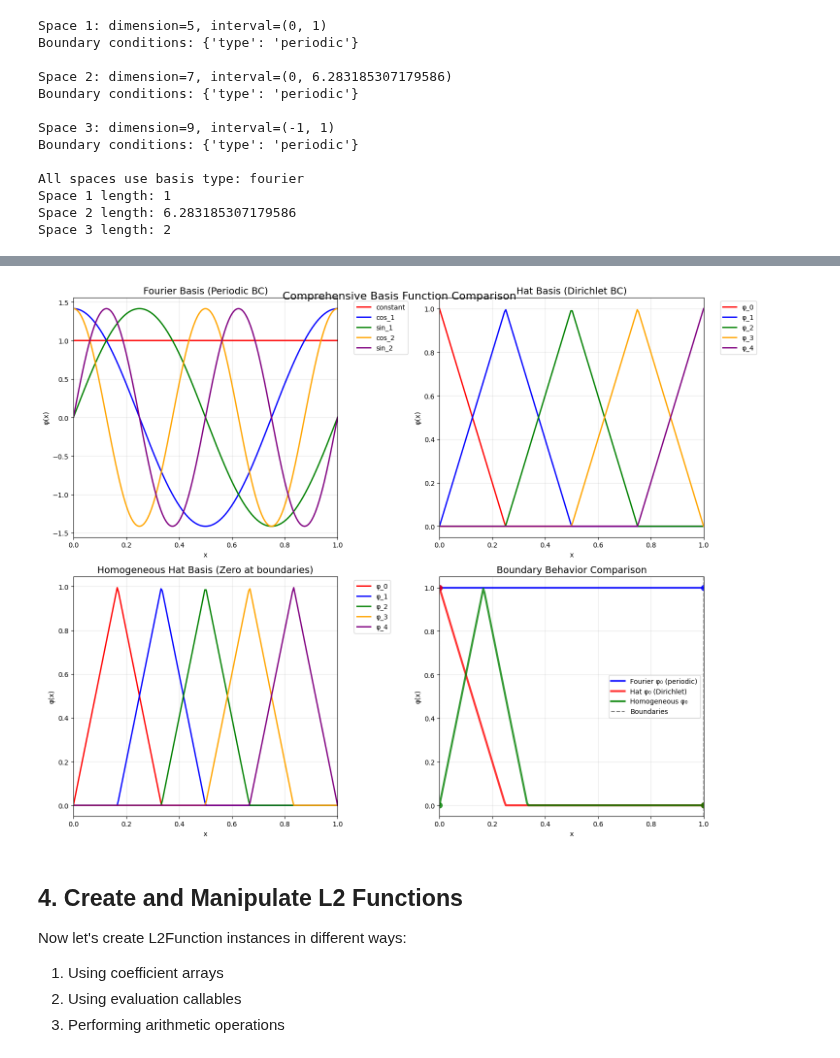
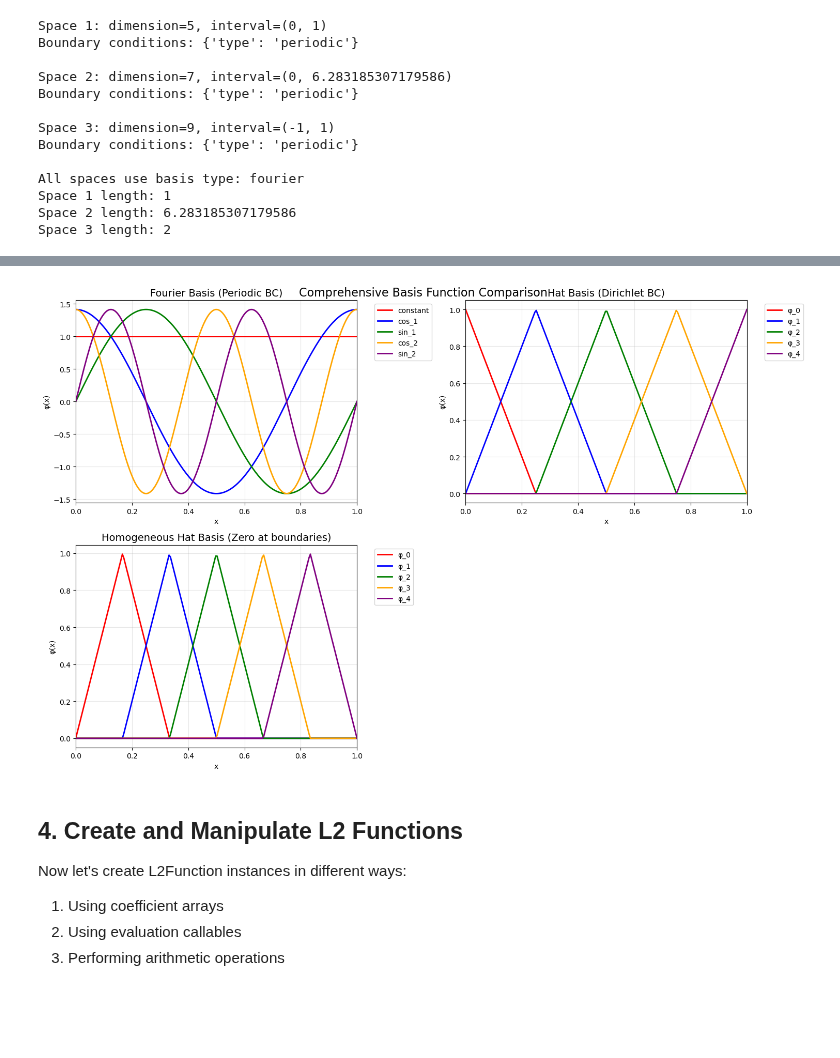
Before and after one commit to da380/pygeoinf, a Jupyter notebook: pygeoinf/interval/demos/l2_space_demo.ipynb, the cells around one changed output, grey strips where cells are left out. Saved outputs shown, nothing was run; the diff lists cells and outputs as text; code cells hidden in the pictures; blank space fills up the shorter version.

Commit message:
some corrections to l2 space demo

```diff
--- a/pygeoinf/interval/demos/l2_space_demo.ipynb
+++ b/pygeoinf/interval/demos/l2_space_demo.ipynb
@@ -186,6 +200,6 @@ Gram matrix (should be close to identity for orthonormal basis):
 # %%
 # VISUALIZATION: Compare Fourier, Hat, and Homogeneous Hat Basis Functions
-fig, axes = plt.subplots(2, 2, figsize=(15, 12))
+fig, axes = plt.subplots(2, 2, figsize=(15, 10))
 fig.suptitle('Comprehensive Basis Function Comparison', fontsize=16, y=0.95)
 
 x_plot = np.linspace(0, 1, 200)
@@ -212,60 +226,36 @@ for i in range(min(5, hat_space.dim)):
     phi = hat_space._basis_provider.get_basis_function(i)
     y = phi.evaluate(x_plot)
     axes[0, 1].plot(x_plot, y, color=colors_hat[i], linewidth=2,
                     label=f'{phi.name}')
 
 axes[0, 1].set_xlabel('x')
 axes[0, 1].set_ylabel('φ(x)')
 axes[0, 1].legend(bbox_to_anchor=(1.05, 1), loc='upper left')
 axes[0, 1].grid(True, alpha=0.3)
 axes[0, 1].set_xlim(0, 1)
 
 # 3. Homogeneous Hat Basis Functions
 axes[1, 0].set_title('Homogeneous Hat Basis (Zero at boundaries)', fontsize=14)
 colors_homo = ['red', 'blue', 'green', 'orange', 'purple']
 for i in range(min(5, hat_homo_space.dim)):
     phi = hat_homo_space._basis_provider.get_basis_function(i)
     y = phi.evaluate(x_plot)
     axes[1, 0].plot(x_plot, y, color=colors_homo[i], linewidth=2,
                     label=f'{phi.name}')
 
 axes[1, 0].set_xlabel('x')
 axes[1, 0].set_ylabel('φ(x)')
 axes[1, 0].legend(bbox_to_anchor=(1.05, 1), loc='upper left')
 axes[1, 0].grid(True, alpha=0.3)
 axes[1, 0].set_xlim(0, 1)
 
-# 4. Boundary Behavior Comparison
-axes[1, 1].set_title('Boundary Behavior Comparison', fontsize=14)
-
-# Plot first basis function from each type
-fourier_y = fourier_space.basis_functions[0].evaluate(x_plot)
-hat_y = hat_space._basis_provider.get_basis_function(0).evaluate(x_plot)
-hat_homo_y = hat_homo_space._basis_provider.get_basis_function(0).evaluate(x_plot)
-
-axes[1, 1].plot(x_plot, fourier_y, 'b-', linewidth=3, label='Fourier φ₀ (periodic)', alpha=0.8)
-axes[1, 1].plot(x_plot, hat_y, 'r-', linewidth=3, label='Hat φ₀ (Dirichlet)', alpha=0.8)
-axes[1, 1].plot(x_plot, hat_homo_y, 'g-', linewidth=3, label='Homogeneous φ₀', alpha=0.8)
-
-# Mark boundaries
-axes[1, 1].axvline(x=0, color='black', linestyle='--', alpha=0.5, label='Boundaries')
-axes[1, 1].axvline(x=1, color='black', linestyle='--', alpha=0.5)
-
-# Mark boundary values with dots
-axes[1, 1].plot([0, 1], [fourier_y[0], fourier_y[-1]], 'bo', markersize=8, alpha=0.8)
-axes[1, 1].plot([0, 1], [hat_y[0], hat_y[-1]], 'ro', markersize=8, alpha=0.8)
-axes[1, 1].plot([0, 1], [hat_homo_y[0], hat_homo_y[-1]], 'go', markersize=8, alpha=0.8)
-
-axes[1, 1].set_xlabel('x')
-axes[1, 1].set_ylabel('φ(x)')
-axes[1, 1].legend()
-axes[1, 1].grid(True, alpha=0.3)
-axes[1, 1].set_xlim(0, 1)
+# 4. Hide the empty subplot
+axes[1, 1].set_visible(False)
 
 plt.tight_layout()
 plt.show()
 # %% [output]
-[figure, old version]
+[figure, new version]
 # %% [markdown]
 ## 4. Create and Manipulate L2 Functions
 
```
Also changed, not shown: parts of 13 cells of this notebook.
